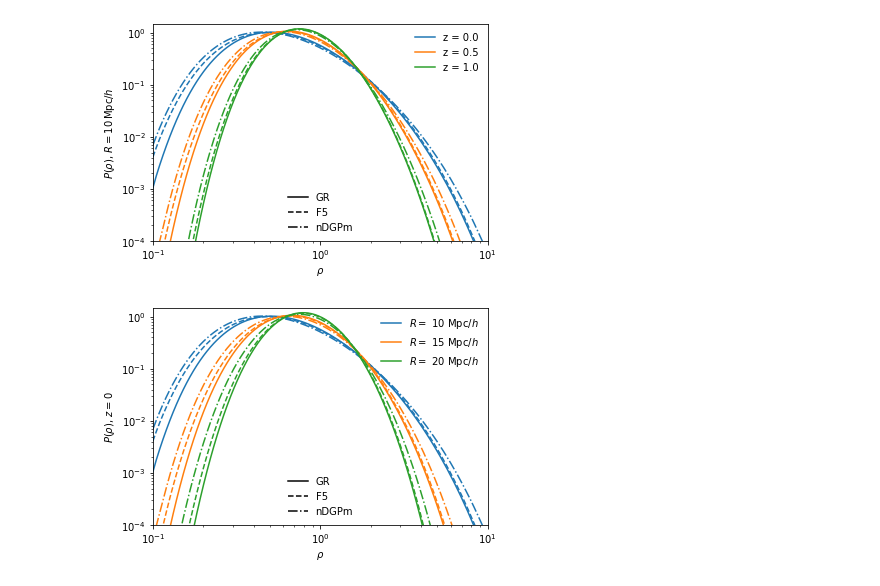
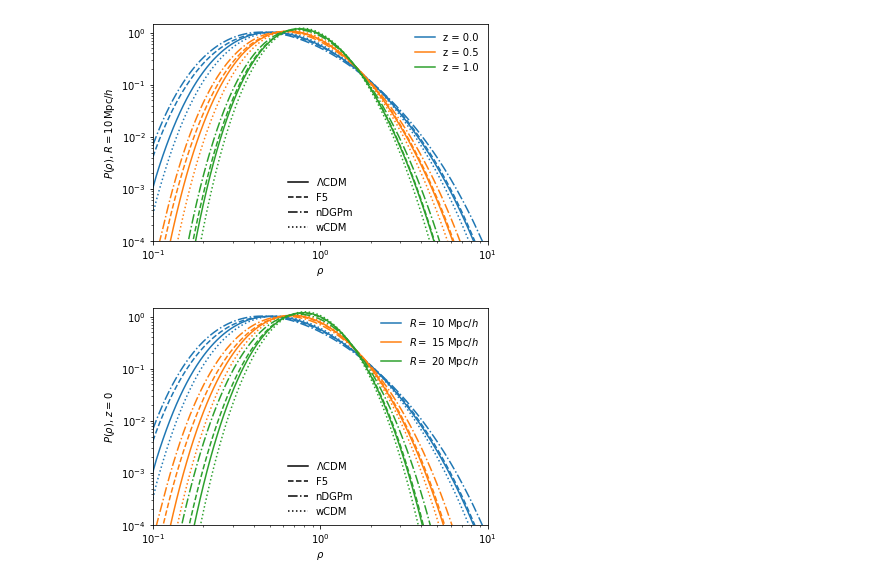
Before and after one commit to mcataneo/pyLDT-cosmo, a Jupyter notebook: examples.ipynb, the cells around one changed output. Saved outputs shown, nothing was run; the diff lists cells and outputs as text; code cells hidden in the pictures.

Commit message:
added wCDM model

```diff
--- a/examples.ipynb
+++ b/examples.ipynb
@@ -10,49 +10,52 @@ Using pyLDT-cosmo 0.4.3 installed at /Users/matteoc/.virtualenvs/pyLDT_pip/lib/p
 # %%
-# input section
+# Set fiducial LCDM cosmology; if changed, also update non-linear variances below
+cosmo_params_fid = {'Omega_m': 0.31315, 'Omega_b': 0.0492, 'A_s': 2.0968e-9, 'n_s': 0.9652, 'h': 67.37}
+# Output redshifts and smoothing radii. If different/more are wanted, must adjust non-linear variance matrix below accordingly
 z = [0., 0.5, 1.] # output redshifts
 R = [10., 15., 20.] # radius of top-hat smoothing filter in Mpc/h
 ######## Non-linear variances for mu = log(rho) in fiducial LCDM cosmology ########
-cosmo_params_fid = {'Omega_m': 0.31315, 'Omega_b': 0.0492, 'A_s': 2.0968e-9, 'n_s': 0.9652, 'h': 67.37} # fiducial LCDM cosmology; if changed, also update non-linear variances below
-# The matrix s2_mu_gr_fid[i,j] gives non-linear variances for smoothing radius R[i] and redshift z[j]
-# Only fiducial GR values are needed: corresponding values for MG and other LCDM cosmologies can be
+# The matrix s2_mu_lcdm_fid[i,j] gives non-linear variances for smoothing radius R[i] and redshift z[j]
+# Only fiducial LCDM values are needed: corresponding values for MG/DE and other LCDM cosmologies can be
 # accurately derived (<0.2%) using Eq. 14 in 1911.11158
-s2_mu_gr_fid = np.array([[0.391930, 0.252758, 0.166748],
-                         [0.232552, 0.144374, 0.092990],
-                         [0.149381, 0.090940, 0.057913]]) # update this if new redshifts and/or radii available, or if changing fiducial cosmology
+s2_mu_fid = np.array([[0.391930, 0.252758, 0.166748],
+                      [0.232552, 0.144374, 0.092990],
+                      [0.149381, 0.090940, 0.057913]]) # update this if new redshifts and/or radii available, or if changing fiducial cosmology
 # Initialise matter PDF object
-mPDF = pyLDT_cosmo.pyLDT.matter_pdf(cosmo_params_fid, z, R, s2_mu_gr_fid)
+mPDF = pyLDT_cosmo.pyLDT.matter_pdf(cosmo_params_fid, z, R, s2_mu_fid)
 # %%
 # Set cosmological parameters
-cosmo_params = {'Omega_m': 0.31315, 'Omega_b': 0.0492, 'A_s': 2.0968e-9, 'n_s': 0.9652, 'h': 67.37, 'fR0': -1e-5, 'n': 1., 'rcH0': 0.5}
-# Select any combination of models between 'gr', 'fr' and 'dgp'
-models = ['gr', 'fr', 'dgp']
+cosmo_params = {'Omega_m': 0.31315, 'Omega_b': 0.0492, 'A_s': 2.0968e-9, 'n_s': 0.9652, 'h': 67.37, 'w0': -1, 'wa': 0.5, 'fR0': -1e-5, 'n': 1., 'rcH0': 0.5}
+# Select any combination of models between 'lcdm', 'wcdm', 'fr' and 'dgp'
+models = ['lcdm', 'wcdm', 'fr', 'dgp']
 # Compute matter PDF for requested models
 pdf_mat = mPDF.compute_pdf(cosmo_params, models)
 # %%
 # plot PDFs for various redshifts
 rho = np.logspace(-1,1,100)
 
 plt.xlabel(r'$\rho$')
 plt.ylabel(r'$P(\rho)$, $R = 10 \, {\rm Mpc}/h$')
 plt.xlim(1e-1,10)
 plt.ylim(1e-4,1.5)
 plt.xscale('log')
 plt.yscale('log')
 line = [None for _ in range(len(z))]
 for i in range(len(z)):
-    line[i], = plt.plot(rho,pdf_mat['gr'][0][i](rho), color='C'+str(i), label='z = '+str(z[i]))
+    line[i], = plt.plot(rho,pdf_mat['lcdm'][0][i](rho), color='C'+str(i), label='z = '+str(z[i]))
     plt.plot(rho,pdf_mat['fr'][0][i](rho), color='C'+str(i), linestyle='dashed')
     plt.plot(rho,pdf_mat['dgp'][0][i](rho), color='C'+str(i), linestyle='dashdot')
+    plt.plot(rho,pdf_mat['wcdm'][0][i](rho), color='C'+str(i), linestyle='dotted')
 z_legend = plt.legend(handles=line, loc="best", frameon=False)
 ax = plt.gca().add_artist(z_legend)
-gr_style, = plt.plot(rho,np.zeros(rho.shape), color='k', label='GR')
-fr_style, = plt.plot(rho,np.zeros(rho.shape), color='k', linestyle='dashed', label=r'F5')
+lcdm_style, = plt.plot(rho,np.zeros(rho.shape), color='k', label='$\Lambda$CDM')
+fr_style, = plt.plot(rho,np.zeros(rho.shape), color='k', linestyle='dashed', label='F5')
 dgp_style, = plt.plot(rho,np.zeros(rho.shape), color='k', linestyle='dashdot', label='nDGPm')
-plt.legend(handles=[gr_style,fr_style,dgp_style], loc='lower center', frameon=False)
+wcdm_style, = plt.plot(rho,np.zeros(rho.shape), color='k', linestyle='dotted', label='wCDM')
+plt.legend(handles=[lcdm_style,fr_style,dgp_style,wcdm_style], loc='lower center', frameon=False)
 
 plt.show()
 # %% [output]
-[figure, old version]
+[figure, new version]
 # %%
 # plot PDFs for various smoothing radii
 plt.xlabel(r'$\rho$')
@@ -63,16 +66,18 @@ plt.xscale('log')
 plt.yscale('log')
 line = [None for _ in range(len(R))]
 for i in range(len(R)):
-    line[i], = plt.plot(rho,pdf_mat['gr'][i][0](rho), color='C'+str(i), label=r'$R =$ '+str(int(R[i]))+r' Mpc/$h$')
+    line[i], = plt.plot(rho,pdf_mat['lcdm'][i][0](rho), color='C'+str(i), label=r'$R =$ '+str(int(R[i]))+r' Mpc/$h$')
     plt.plot(rho,pdf_mat['fr'][i][0](rho), color='C'+str(i), linestyle='dashed')
     plt.plot(rho,pdf_mat['dgp'][i][0](rho), color='C'+str(i), linestyle='dashdot')
+    plt.plot(rho,pdf_mat['wcdm'][i][0](rho), color='C'+str(i), linestyle='dotted')
 R_legend = plt.legend(handles=line, loc='upper right', frameon=False)
 ax = plt.gca().add_artist(R_legend)
-gr_style, = plt.plot(rho,np.zeros(rho.shape), color='k', label='GR')
+lcdm_style, = plt.plot(rho,np.zeros(rho.shape), color='k', label='$\Lambda$CDM')
 fr_style, = plt.plot(rho,np.zeros(rho.shape), color='k', linestyle='dashed', label=r'F5')
 dgp_style, = plt.plot(rho,np.zeros(rho.shape), color='k', linestyle='dashdot', label='nDGPm')
-plt.legend(handles=[gr_style,fr_style,dgp_style], loc='lower center', frameon=False)
+wcdm_style, = plt.plot(rho,np.zeros(rho.shape), color='k', linestyle='dotted', label='wCDM')
+plt.legend(handles=[lcdm_style,fr_style,dgp_style,wcdm_style], loc='lower center', frameon=False)
 
 plt.show()
 # %% [output]
-[figure, old version]
+[figure, new version]
```
Also changed, not shown: parts of 1 cell of this notebook, 7 other files.
